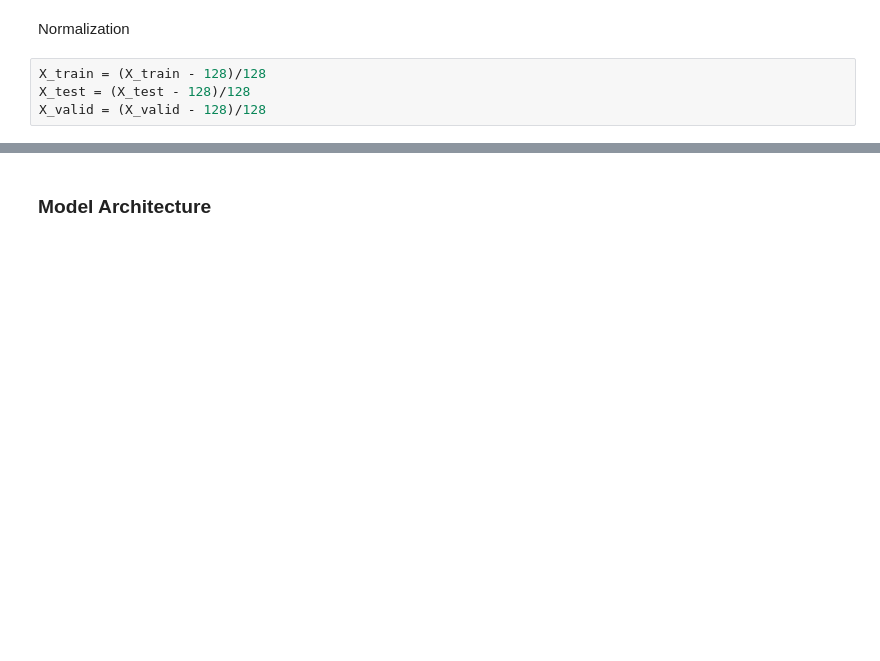
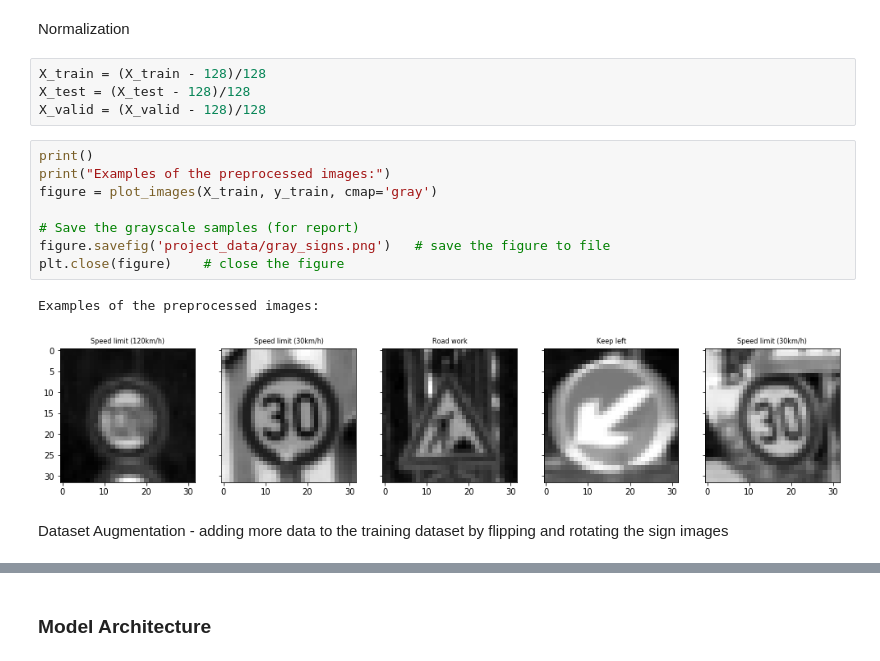
Before and after one commit to ek8203/CarND-Traffic-Sign-Classifier-Project, a Jupyter notebook: Traffic_Sign_Classifier.ipynb, the cells around one changed output, grey strips where cells are left out. Drawn from its saved outputs; the diff is of its cells as text; blank space fills up the shorter version.

```diff
--- a/Traffic_Sign_Classifier.ipynb
+++ b/Traffic_Sign_Classifier.ipynb
@@ -180,3 +196,16 @@ Normalization
 X_train = (X_train - 128)/128
 X_test = (X_test - 128)/128
 X_valid = (X_valid - 128)/128
+# %%
+print()
+print("Examples of the preprocessed images:")
+figure = plot_images(X_train, y_train, cmap='gray')
+
+# Save the grayscale samples (for report)
+figure.savefig('project_data/gray_signs.png')   # save the figure to file
+plt.close(figure)    # close the figure
+# %% [output]
+Examples of the preprocessed images:
+[figure, added]
+# %% [markdown]
+Dataset Augmentation - adding more data to the training dataset by flipping and rotating the sign images
```
Also changed, not shown: parts of 9 cells of this notebook.
